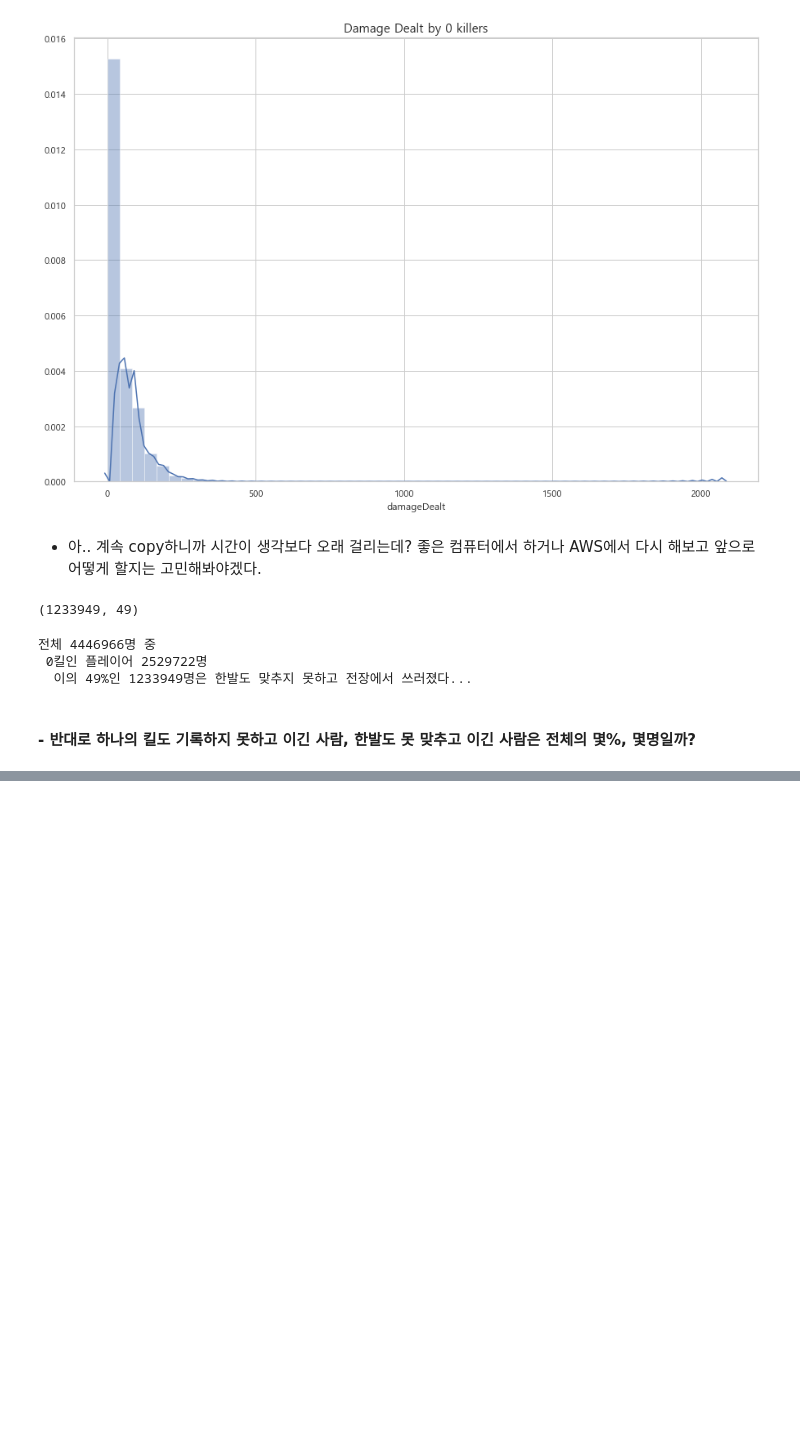
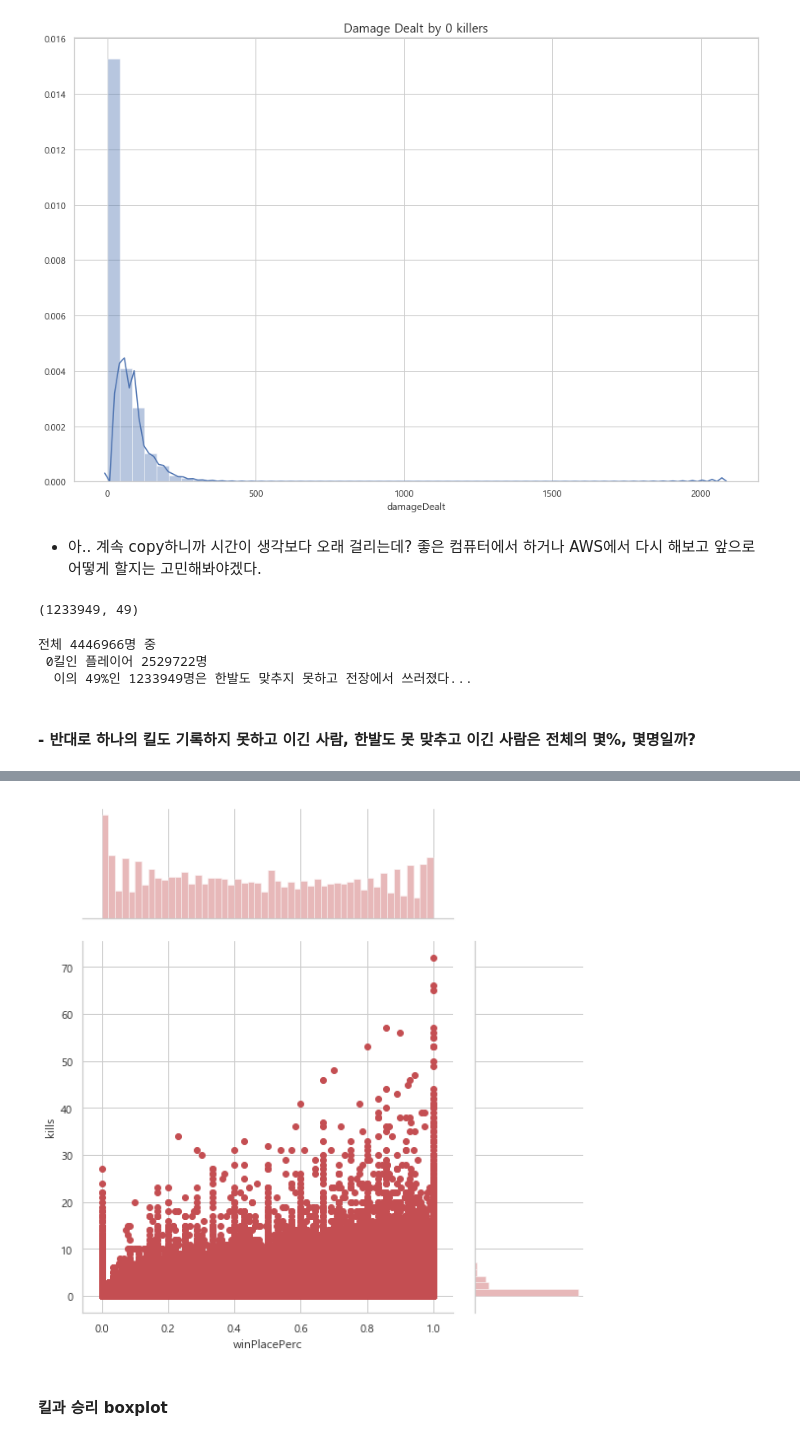
Before and after one commit to h33sun/Lets-EDA, a Jupyter notebook: 20200201 PUBG EDA.ipynb, the cells around one changed output, grey strips where cells are left out. Cells and saved outputs as stored; diff of their text form; code cells hidden in the pictures; blank space fills up the shorter version.

```diff
--- a/20200201 PUBG EDA.ipynb
+++ b/20200201 PUBG EDA.ipynb
@@ -149,0 +163,7 @@ sum(zeros['winPlacePerc']==1)
+# %%
+sns.jointplot(x = 'winPlacePerc', y = 'kills', data = data, height=8, ratio=3, color="r")
+plt.show()
+# %% [output]
+[figure, added]
+# %% [markdown]
+#### 킬과 승리 boxplot
```
Also changed, not shown: parts of 19 cells of this notebook.
